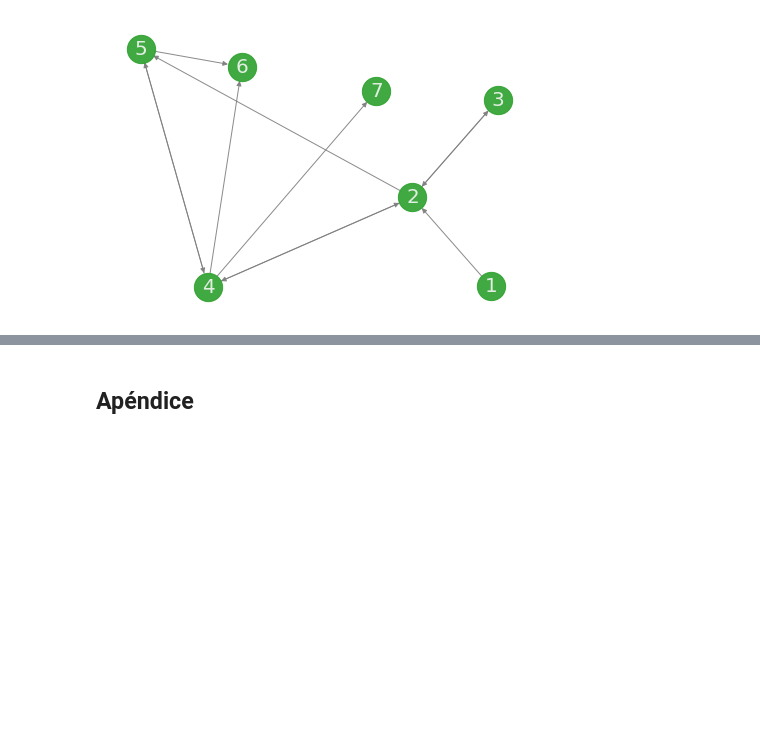
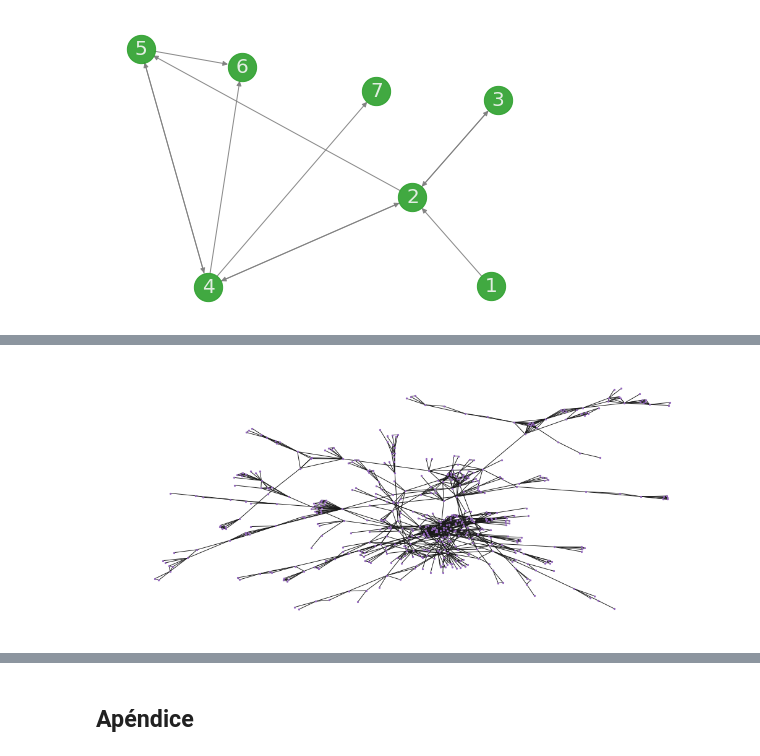
Before and after one commit to joshbrx/VoterModel_Network, a Jupyter notebook: Métricas, centralidades y manejo computacional de redes.ipynb, the cells around one changed output, grey strips where cells are left out. Cells and saved outputs as stored; diff of their text form; code cells hidden in the pictures; blank space fills up the shorter version.

```diff
--- a/Métricas, centralidades y manejo computacional de redes.ipynb
+++ b/Métricas, centralidades y manejo computacional de redes.ipynb
@@ -247,0 +343,8 @@ hist_centrality(G, alpha_k=0.1, beta_k=1.0, delta_pr=0.85)
+# %%
+plt.figure(figsize=(14,6))
+options2 = {"edge_color": "0.1",  "node_size": 5, "alpha": 1,
+           "node_color": "tab:purple", "font_size": 4, "font_color":"whitesmoke"}
+
+nx.draw(G1, **options2)
+# %% [output]
+[figure, added]
```
Also changed, not shown: parts of 30 cells of this notebook.
